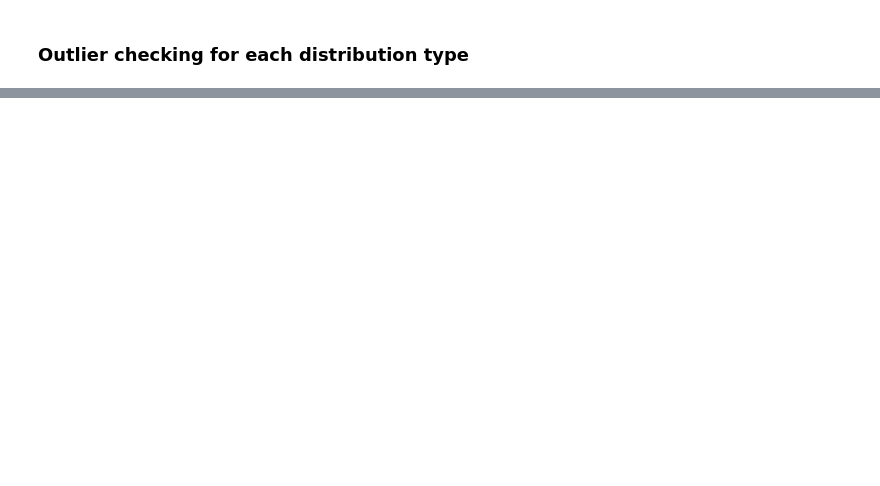
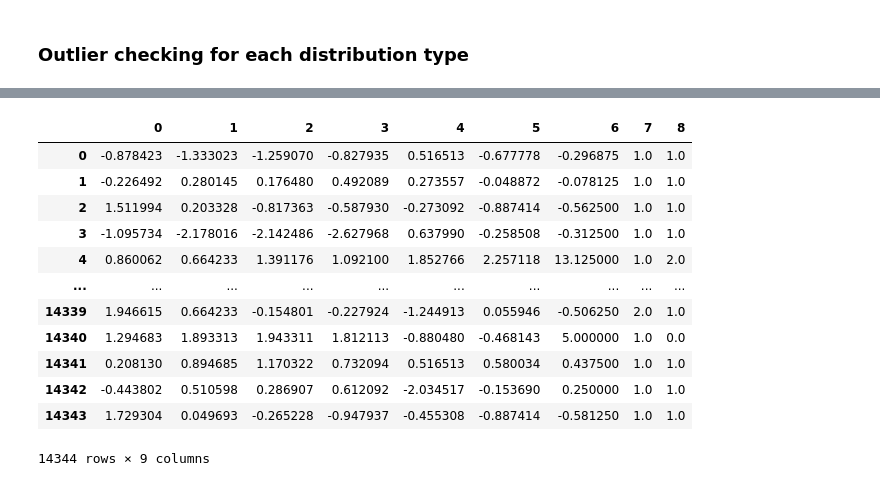
Before and after one commit to Vincentim27/belajar_push_103_pytn_rmt, a Jupyter notebook: Regresi/FIFA.ipynb, the cells around one changed output, grey strips where cells are left out. Drawn from its saved outputs; the diff is of its cells as text; code cells hidden in the pictures; blank space fills up the shorter version.

```diff
--- a/Regresi/FIFA.ipynb
+++ b/Regresi/FIFA.ipynb
@@ -316,0 +550,23 @@ Outlier PhysicalityTotal : 28
+# %%
+# Define X_train_num
+X_train_num_std = X_train[num_col_std]
+X_test_num_std = X_test[num_col_std]
+
+X_train_num_rbs = X_train[num_col_rbs]
+X_test_num_rbs = X_test[num_col_rbs]
+
+# Define scaling method
+std_scaler = StandardScaler()
+rbs_scaler = RobustScaler()
+
+# Standard Scaler
+std_scaler.fit(X_train_num_std) # .fit hanya untuk X_train
+
+X_train_num_std_scaled = std_scaler.transform(X_train_num_std)
+X_test_num_std_scaled = std_scaler.transform(X_test_num_std)
+
+# Robust Scaler
+rbs_scaler.fit(X_train_num_rbs) # .fit hanya untuk X_train
+
+X_train_num_rbs_scaled = rbs_scaler.transform(X_train_num_rbs)
+X_test_num_rbs_scaled = rbs_scaler.transform(X_test_num_rbs)
@@ -316,0 +577,12 @@ Outlier PhysicalityTotal : 28
+# %%
+# Define X_train_cat
+X_train_cat = X_train[cat_col]
+X_test_cat = X_test[cat_col]
+
+# Define encoding method
+encoder = OrdinalEncoder(categories=[['Low','Medium','High'],
+                                     ['Low','Medium','High']])
+
+# .fit_transform -> train set & .transform -> test set
+X_train_cat_encoded = encoder.fit_transform(X_train_cat)
+X_test_cat_encoded = encoder.transform(X_test_cat)
@@ -316,0 +591,5 @@ Outlier PhysicalityTotal : 28
+# %%
+# concat all X_train and X_test
+X_train_final = np.concatenate([X_train_num_std_scaled,X_train_num_rbs_scaled,X_train_cat_encoded],axis=1)
+X_test_final = np.concatenate([X_test_num_std_scaled,X_test_num_rbs_scaled,X_test_cat_encoded],axis=1)
+X_train_final
@@ -316,0 +610,18 @@ Outlier PhysicalityTotal : 28
+# %%
+# (opsional) di rubah dalam bentuk dataframe
+X_train_final_df = pd.DataFrame(X_train_final)
+X_train_final_df
+# %% [output]
+|  | 0 | 1 | 2 | 3 | 4 | 5 | 6 | 7 | 8 |
+| 0 | -0.878423 | -1.333023 | -1.259070 | -0.827935 | 0.516513 | -0.677778 | -0.296875 | 1.0 | 1.0 |
+| 1 | -0.226492 | 0.280145 | 0.176480 | 0.492089 | 0.273557 | -0.048872 | -0.078125 | 1.0 | 1.0 |
+| 2 | 1.511994 | 0.203328 | -0.817363 | -0.587930 | -0.273092 | -0.887414 | -0.562500 | 1.0 | 1.0 |
+| 3 | -1.095734 | -2.178016 | -2.142486 | -2.627968 | 0.637990 | -0.258508 | -0.312500 | 1.0 | 1.0 |
+| 4 | 0.860062 | 0.664233 | 1.391176 | 1.092100 | 1.852766 | 2.257118 | 13.125000 | 1.0 | 2.0 |
+| ... | ... | ... | ... | ... | ... | ... | ... | ... | ... |
+| 14339 | 1.946615 | 0.664233 | -0.154801 | -0.227924 | -1.244913 | 0.055946 | -0.506250 | 2.0 | 1.0 |
+| 14340 | 1.294683 | 1.893313 | 1.943311 | 1.812113 | -0.880480 | -0.468143 | 5.000000 | 1.0 | 0.0 |
+| 14341 | 0.208130 | 0.894685 | 1.170322 | 0.732094 | 0.516513 | 0.580034 | 0.437500 | 1.0 | 1.0 |
+| 14342 | -0.443802 | 0.510598 | 0.286907 | 0.612092 | -2.034517 | -0.153690 | 0.250000 | 1.0 | 1.0 |
+| 14343 | 1.729304 | 0.049693 | -0.265228 | -0.947937 | -0.455308 | -0.887414 | -0.581250 | 1.0 | 1.0 |
+14344 rows × 9 columns
```
Also changed, not shown: parts of 50 cells of this notebook.
